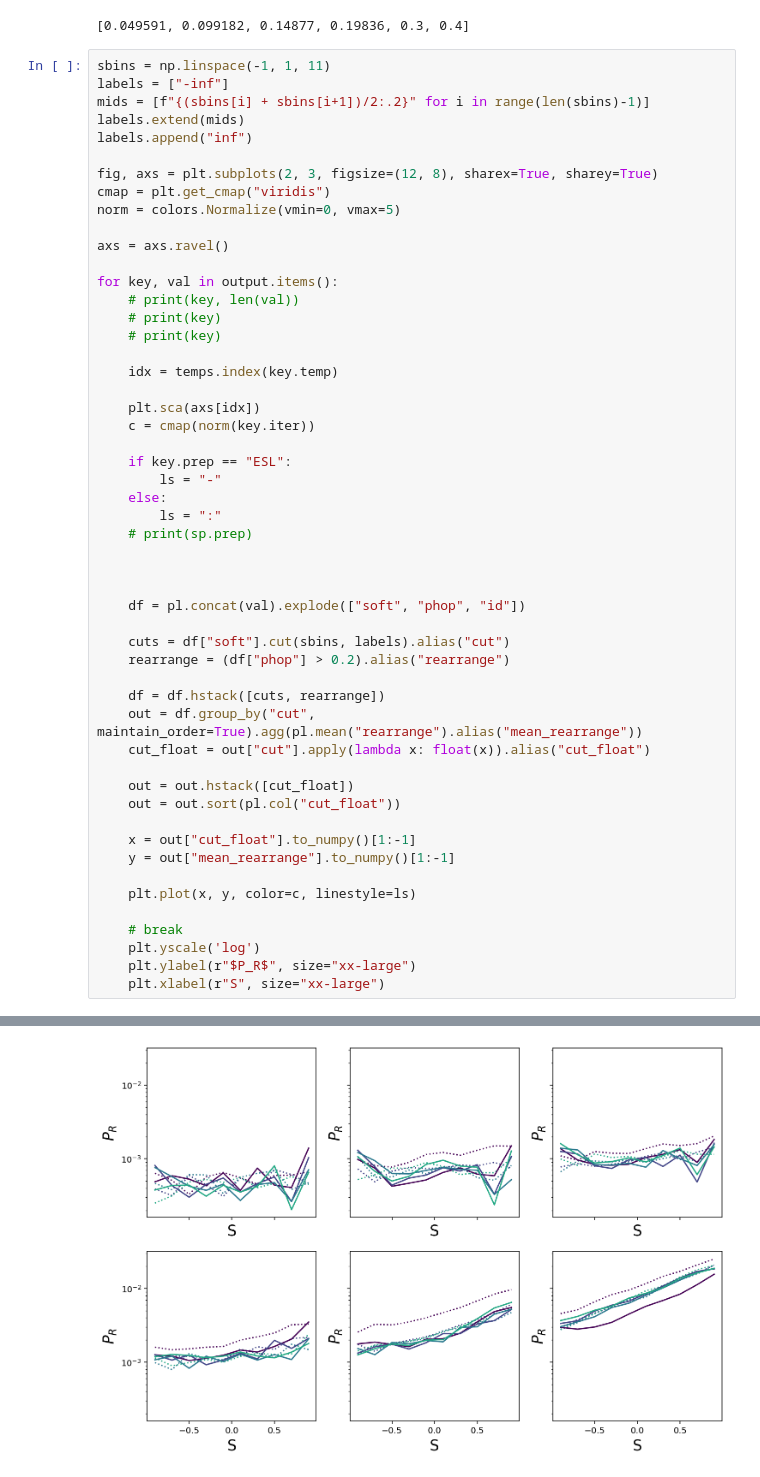
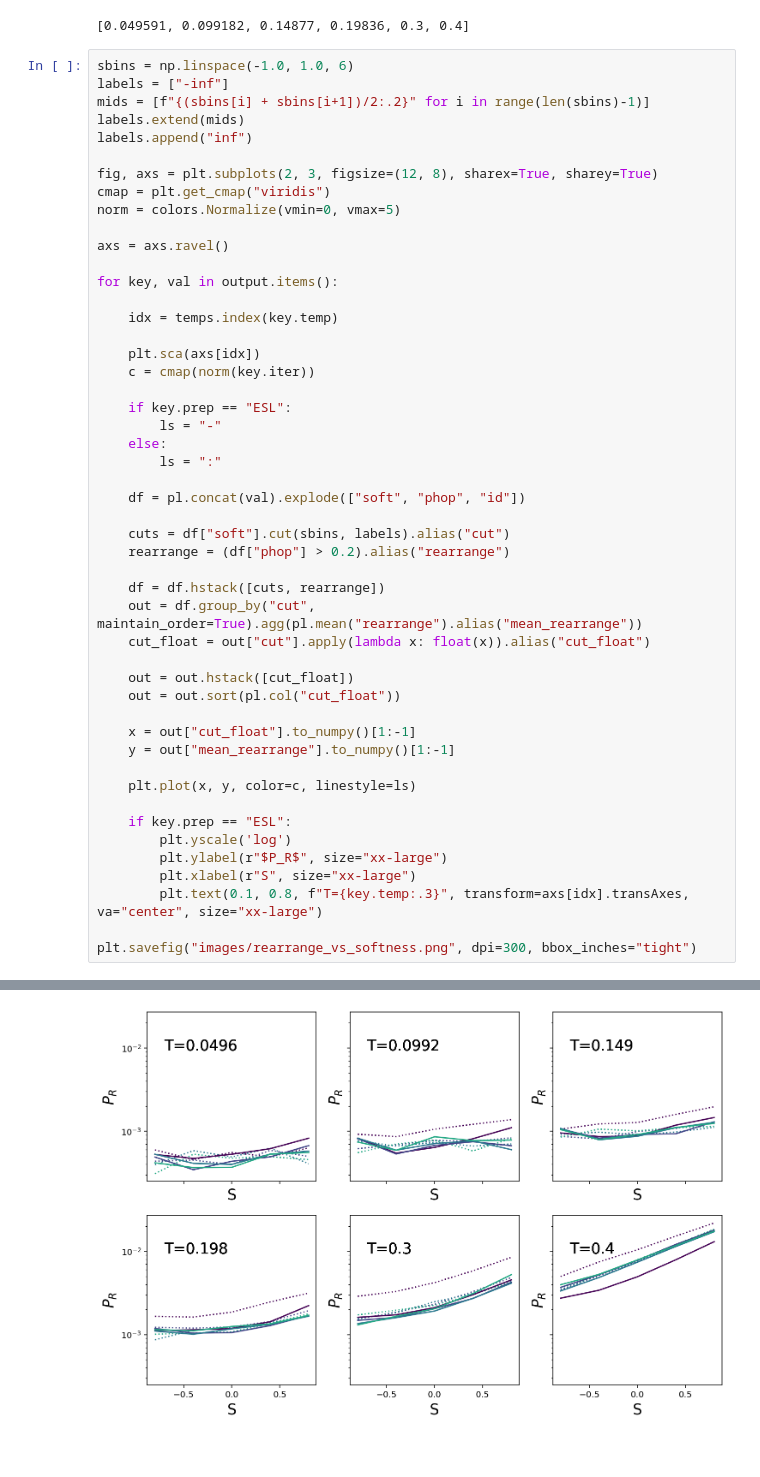
Before and after one commit to ianrgraham/monk, a Jupyter notebook: workflows/2d-osc-shear/notebooks/paper1-v2/paper1-040224-no-shear-short-analyze-phop.ipynb, the cells around one changed output, grey strips where cells are left out. Drawn from its saved outputs; the diff is of its cells as text.

```diff
--- a/workflows/2d-osc-shear/notebooks/paper1-v2/paper1-040224-no-shear-short-analyze-phop.ipynb
+++ b/workflows/2d-osc-shear/notebooks/paper1-v2/paper1-040224-no-shear-short-analyze-phop.ipynb
@@ -132,7 +109,7 @@ temps
 # %% [output]
 [0.049591, 0.099182, 0.14877, 0.19836, 0.3, 0.4]
 # %%
-sbins = np.linspace(-1, 1, 11)
+sbins = np.linspace(-1.0, 1.0, 6)
 labels = ["-inf"]
 mids = [f"{(sbins[i] + sbins[i+1])/2:.2}" for i in range(len(sbins)-1)]
 labels.extend(mids)
@@ -145,9 +122,6 @@ norm = colors.Normalize(vmin=0, vmax=5)
 axs = axs.ravel()
 
 for key, val in output.items():
-    # print(key, len(val))
-    # print(key)
-    # print(key)
 
     idx = temps.index(key.temp)
 
@@ -157,38 +131,38 @@ for key, val in output.items():
     if key.prep == "ESL":
         ls = "-"
     else:
         ls = ":"
-    # print(sp.prep)
-
-
 
     df = pl.concat(val).explode(["soft", "phop", "id"])
 
     cuts = df["soft"].cut(sbins, labels).alias("cut")
     rearrange = (df["phop"] > 0.2).alias("rearrange")
 
     df = df.hstack([cuts, rearrange])
     out = df.group_by("cut", maintain_order=True).agg(pl.mean("rearrange").alias("mean_rearrange"))
     cut_float = out["cut"].apply(lambda x: float(x)).alias("cut_float")
 
     out = out.hstack([cut_float])
     out = out.sort(pl.col("cut_float"))
 
     x = out["cut_float"].to_numpy()[1:-1]
     y = out["mean_rearrange"].to_numpy()[1:-1]
 
     plt.plot(x, y, color=c, linestyle=ls)
 
-    # break
-    plt.yscale('log')
-    plt.ylabel(r"$P_R$", size="xx-large")
-    plt.xlabel(r"S", size="xx-large")
+    if key.prep == "ESL":
+        plt.yscale('log')
+        plt.ylabel(r"$P_R$", size="xx-large")
+        plt.xlabel(r"S", size="xx-large")
+        plt.text(0.1, 0.8, f"T={key.temp:.3}", transform=axs[idx].transAxes, va="center", size="xx-large")
+
+plt.savefig("images/rearrange_vs_softness.png", dpi=300, bbox_inches="tight")
 # %% [output]
 Series.map_elements is significantly slower than the native series API.
 Only use if you absolutely CANNOT implement your logic otherwise.
 In this case, you can replace your `map_elements` with the following:
   - s.map_elements(lambda x: ...)
   + s.cast(pl.Float64)
 
   cut_float = out["cut"].apply(lambda x: float(x)).alias("cut_float")
-[figure, old version]
+[figure, new version]
```
Also changed, not shown: parts of 11 cells of this notebook, 9 other files.
